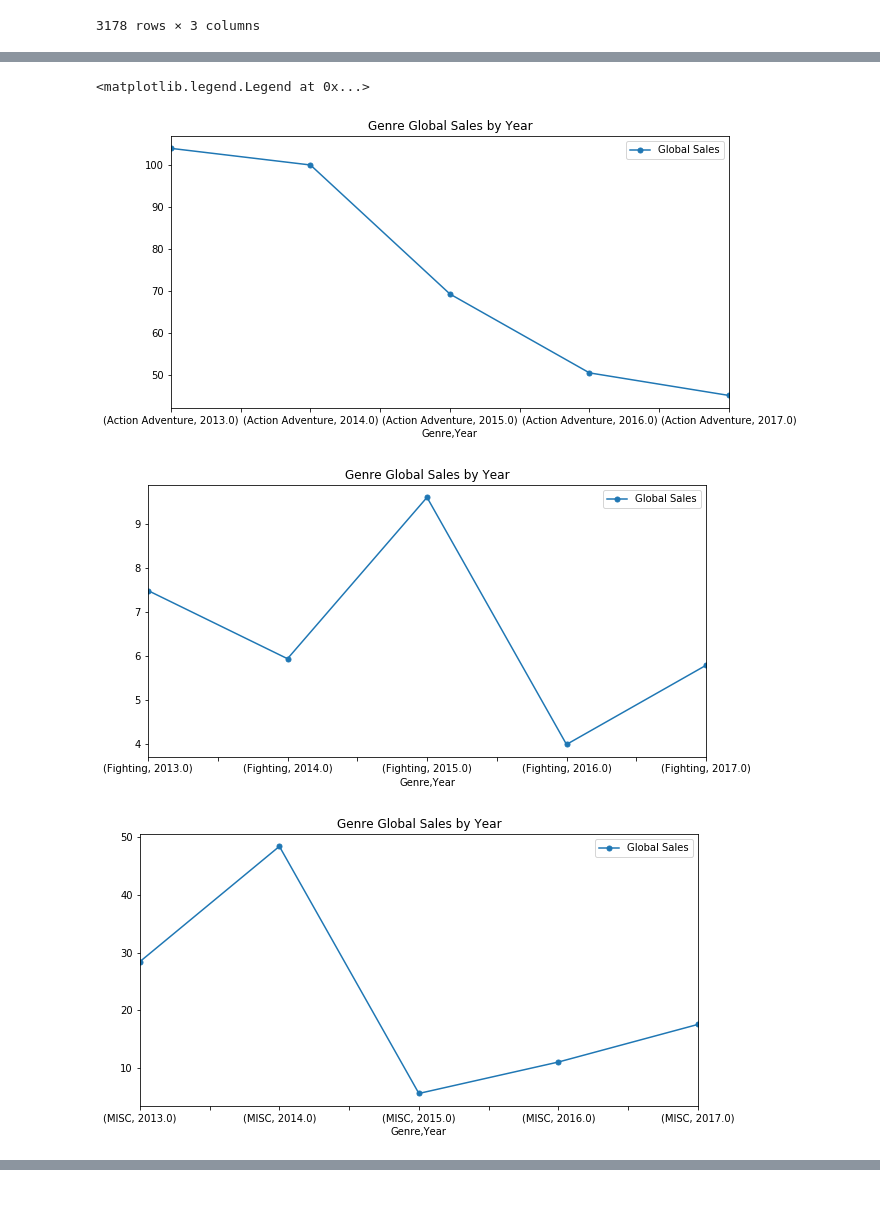
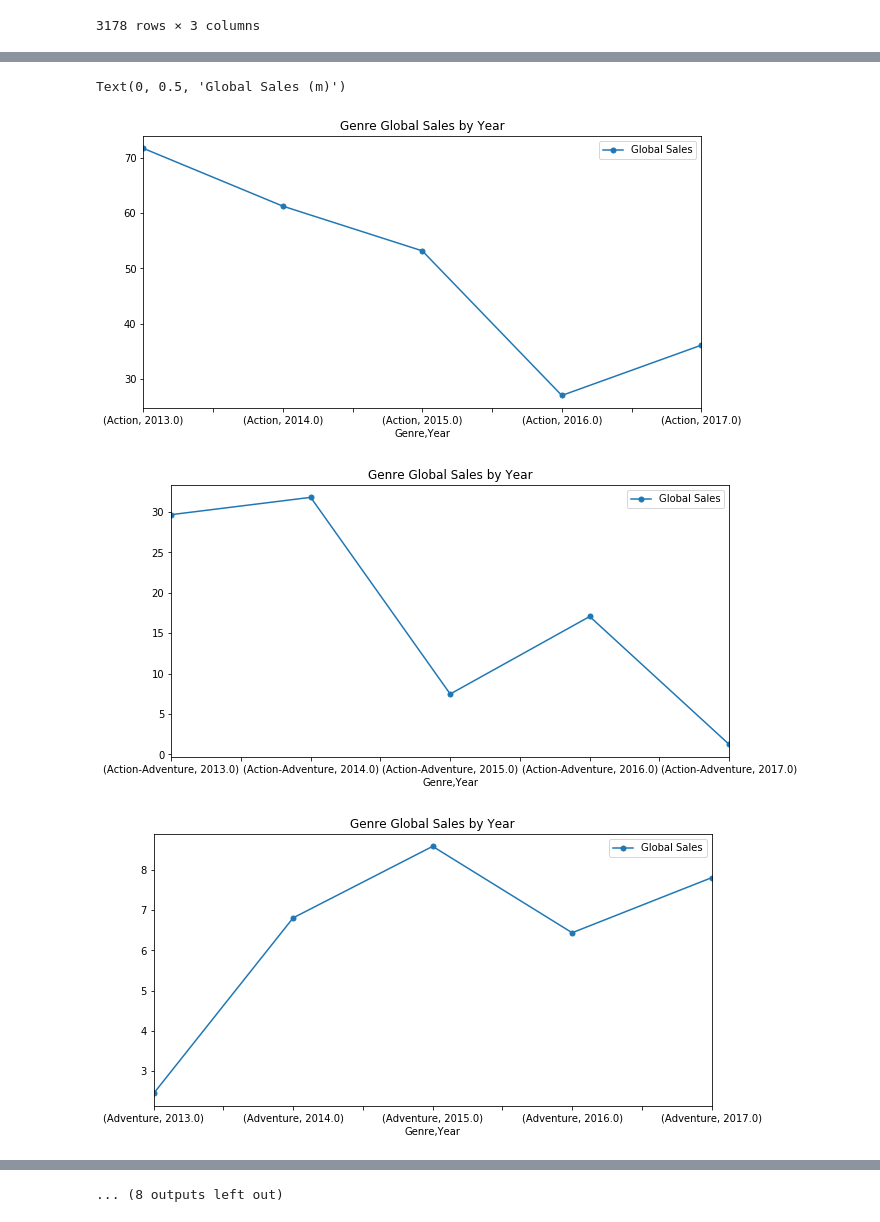
Before and after one commit to melaniefollett/project1, a Jupyter notebook: Third Question Graphs.ipynb, the cells around one changed output, grey strips where cells are left out. Cells and saved outputs as stored; diff of their text form; code cells hidden in the pictures.

Commit message:
Updated Question 3 Line Graph

```diff
--- a/Third Question Graphs.ipynb
+++ b/Third Question Graphs.ipynb
@@ -83,10 +83,3 @@ game_df3
 | 21162 | Misc | 0.00 | 2014.0 |
 | 21190 | Action | 0.00 | 2016.0 |
 3178 rows × 3 columns
-# %%
-game_df3 = game_df3.replace({"Action": "Action Adventure", "Action-Adventure": "Action Adventure", "Adventure": "Action Adventure",
-    "Role-Playing": "MMO/Role-Playing", "MMO": "MMO/Role-Playing", "Visual Novel": "MMO/Role-Playing",
-    "Sports": "Sports/Simulation", "Simulation": "Sports/Simulation", "Racing": "Sports/Simulation",
-    "Puzzle": "Puzzle/Party", "Party": "Puzzle/Party", "Music": "Puzzle/Party", "Board Game": "Puzzle/Party", "Strategy": "Puzzle/Party",
-    "Education": "MISC", "Platform": "MISC", "Misc": "MISC"})
-game_df3
@@ -158,10 +129,9 @@ genre_sales
 # %%
 genre_sales.groupby("Genre").plot( y="Global Sales", figsize=(10,5), marker='.', markersize=10, title='Genre Global Sales by Year')
 plt.xlabel("Genre & Year")
 plt.ylabel("Global Sales (m)")
-plt.legend("Genre")
 # %% [output]
-<matplotlib.legend.Legend at 0x...>
+Text(0, 0.5, 'Global Sales (m)')
-[figure, old version]
+[figure, new version]
-[figure, old version]
+[figure, new version]
-[figure, old version]
+[figure, new version]
@@ -171,0 +146 @@ plt.legend("Genre")
+... (8 outputs left out)
```
Also changed, not shown: parts of 4 cells of this notebook.
